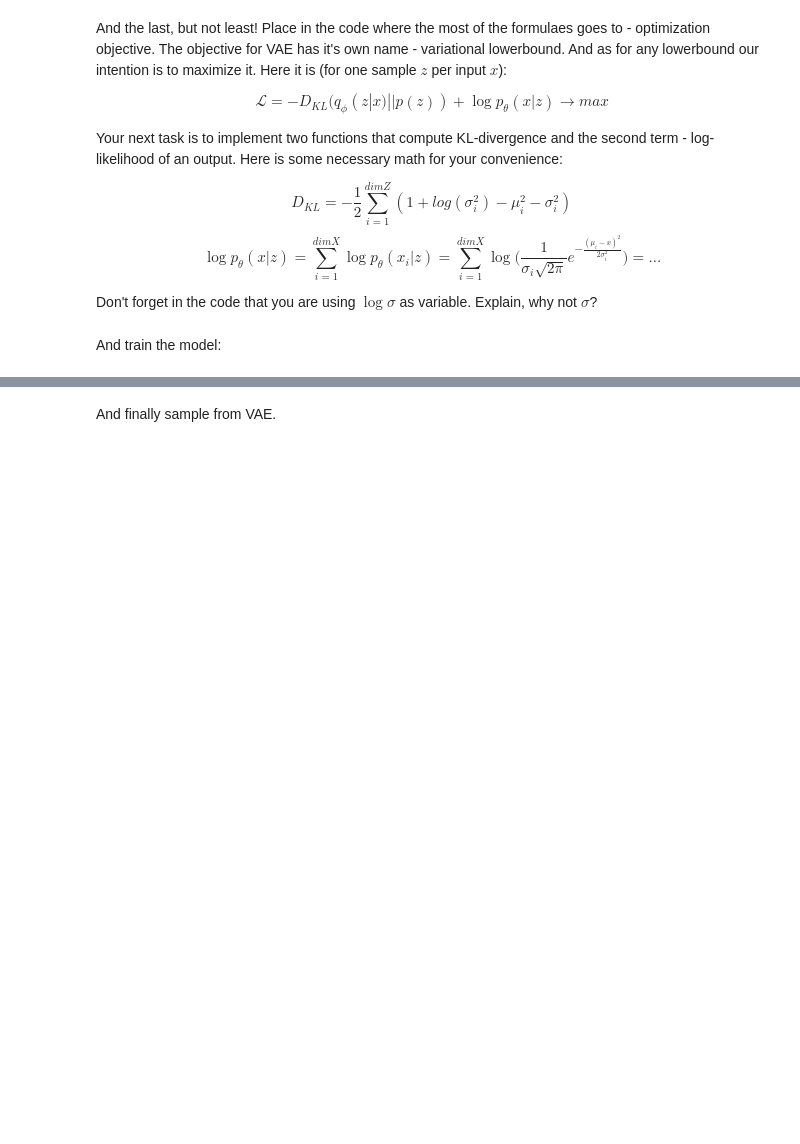
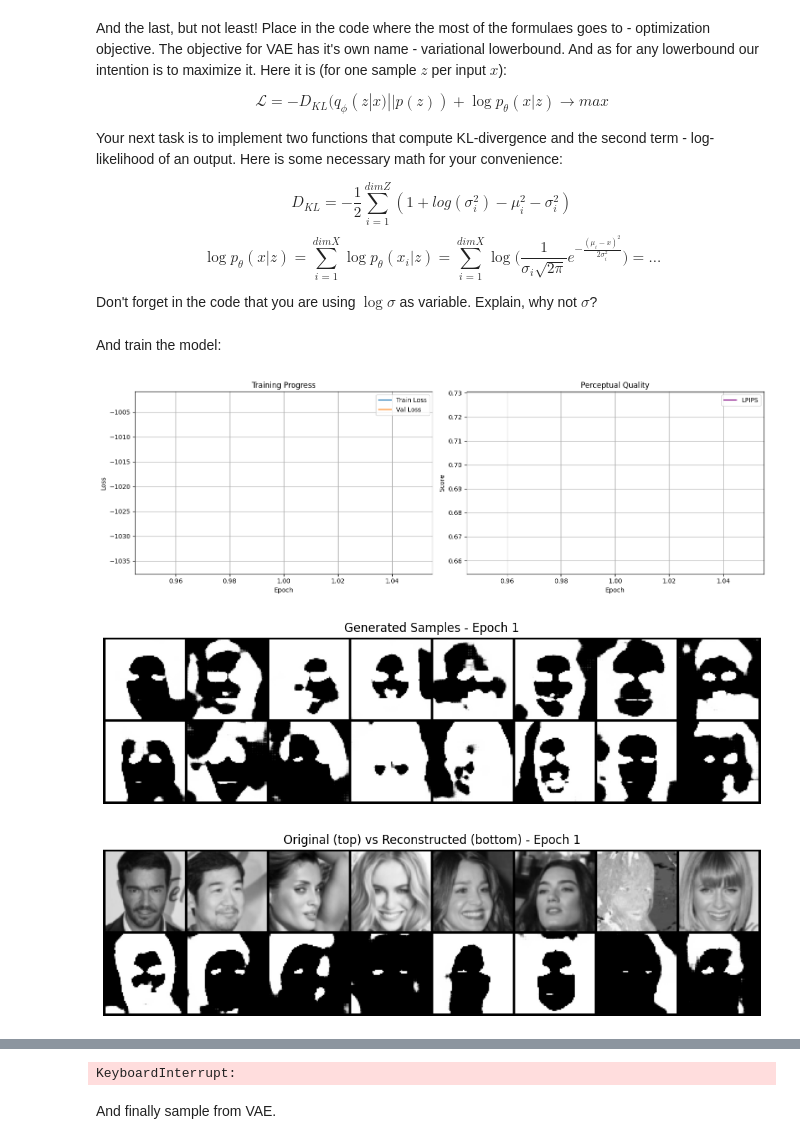
Before and after one commit to Aphelack/deep_vision_and_graphics, a Jupyter notebook: homework03/homework-part2-vae.ipynb, the cells around one changed output, grey strips where cells are left out. Cells and saved outputs as stored; diff of their text form; code cells hidden in the pictures; blank space fills up the shorter version.

```diff
--- a/homework03/homework-part2-vae.ipynb
+++ b/homework03/homework-part2-vae.ipynb
@@ -517,15 +569,17 @@ Don't forget in the code that you are using $\log\sigma$ as variable. Explain, w
 # %%
 #!L
 def KL_divergence(mu, logsigma):
-    return -0.5 * torch.sum(1 + 2 * logsigma - mu.pow(2) - (2 * logsigma).exp())
+    return -0.5 * torch.sum(1 + 2 * logsigma - mu.pow(2) - torch.exp(2 * logsigma))
 
-
+import math
 def log_likelihood(x, mu, logsigma):
-    return 0
+    return -torch.sum(
+        logsigma + 0.5 * ((mu - x) / torch.exp(logsigma)).pow(2)
+    )
 
 
 def loss_vae(x, mu_gen, logsigma_gen, mu_z, logsigma_z):
-    KL_divergence(mu_z, logsigma_z) + log_likelihood(x, mu_gen, logsigma_gen)
+    return KL_divergence(mu_z, logsigma_z) + log_likelihood(x, mu_gen, logsigma_gen)
 # %% [markdown]
 And train the model:
 # %%
@@ -598,14 +652,21 @@ def train_loop(
             data = data.to(device)
             optimizer.zero_grad()
 
-            recon_batch, mu, logvar = model(data)
-            loss = loss_function(recon_batch, data, mu, logvar, epoch)
+            # Forward pass - get reconstruction and latent parameters
+            recon_batch, mu_z, logvar_z = model(data)
+
+            # CORRECTED: For your loss_vae function signature
+            # mu_gen = recon_batch (treat reconstruction as mean)
+            # logsigma_gen could be zeros or learned, but typically fixed for VAE
+            logsigma_gen = torch.zeros_like(recon_batch)  # Fixed variance assumption
+
+            loss = loss_function(data, recon_batch, logsigma_gen, mu_z, logvar_z / 2)
 
             loss.backward()
             optimizer.step()
             epoch_train_loss += loss.item()
 
-        train_losses.append(epoch_train_loss/len(train_loader.dataset))
+        train_losses.append(epoch_train_loss / len(train_loader.dataset))
 
         if val_loader:
             model.eval()
@@ -616,12 +677,14 @@ def train_loop(
                 for val_data, _ in val_loader:
                     val_data = val_data.to(device)
                     recon_val, mu_val, logvar_val = model(val_data)
+                    logsigma_gen_val = torch.zeros_like(recon_val)
 
-                    val_loss += loss_function(recon_val, val_data, mu_val, logvar_val, epoch).item()
+                    # CORRECTED: Consistent loss function call
+                    val_loss += loss_function(val_data, recon_val, logsigma_gen_val, mu_val, logvar_val / 2).item()
                     lpips_dist += loss_fn_lpips(recon_val*2-1, val_data*2-1).mean().item()
 
-            val_losses.append(val_loss/len(val_loader.dataset))
-            lpips_scores.append(lpips_dist/len(val_loader))
+            val_losses.append(val_loss / len(val_loader.dataset))
+            lpips_scores.append(lpips_dist / len(val_loader))
 
         if epoch % 1 == 0 or epoch == epochs:
             clear_output(wait=True)
@@ -699,10 +762,14 @@ def visualize_images(images, title="", nrow=8):
     plt.axis('off')
     plt.show()
 # %%
-encoder = Encoder(latent_dim=dimZ)
-decoder = Decoder(latent_dim=dimZ)
+encoder = EncoderVAE(latent_dim=dimZ)
+decoder = DecoderVAE(latent_dim=dimZ)
 
-vae = VAE().to(device)
+vae = VAE(encoder, decoder).to(device)
 train_losses, val_losses, lpips_scores = train_loop(
     vae, train_loader, val_loader, loss_function=loss_vae, epochs=5, device=device
 )
+# %% [output]
+[figure, added]
+[figure, added]
+[figure, added]
@@ -708,0 +780 @@ train_losses, val_losses, lpips_scores = train_loop(
+KeyboardInterrupt:
```
Also changed, not shown: parts of 15 cells of this notebook, 1 other file.
